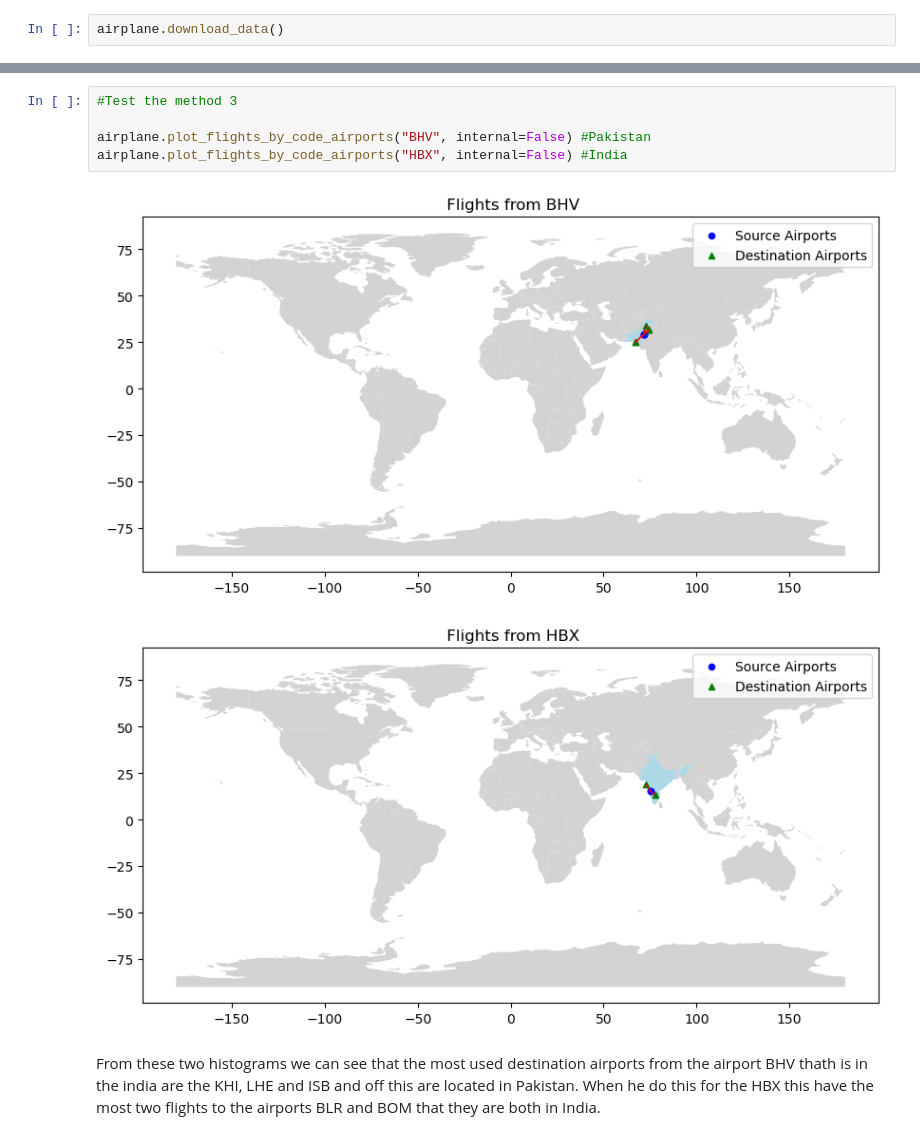
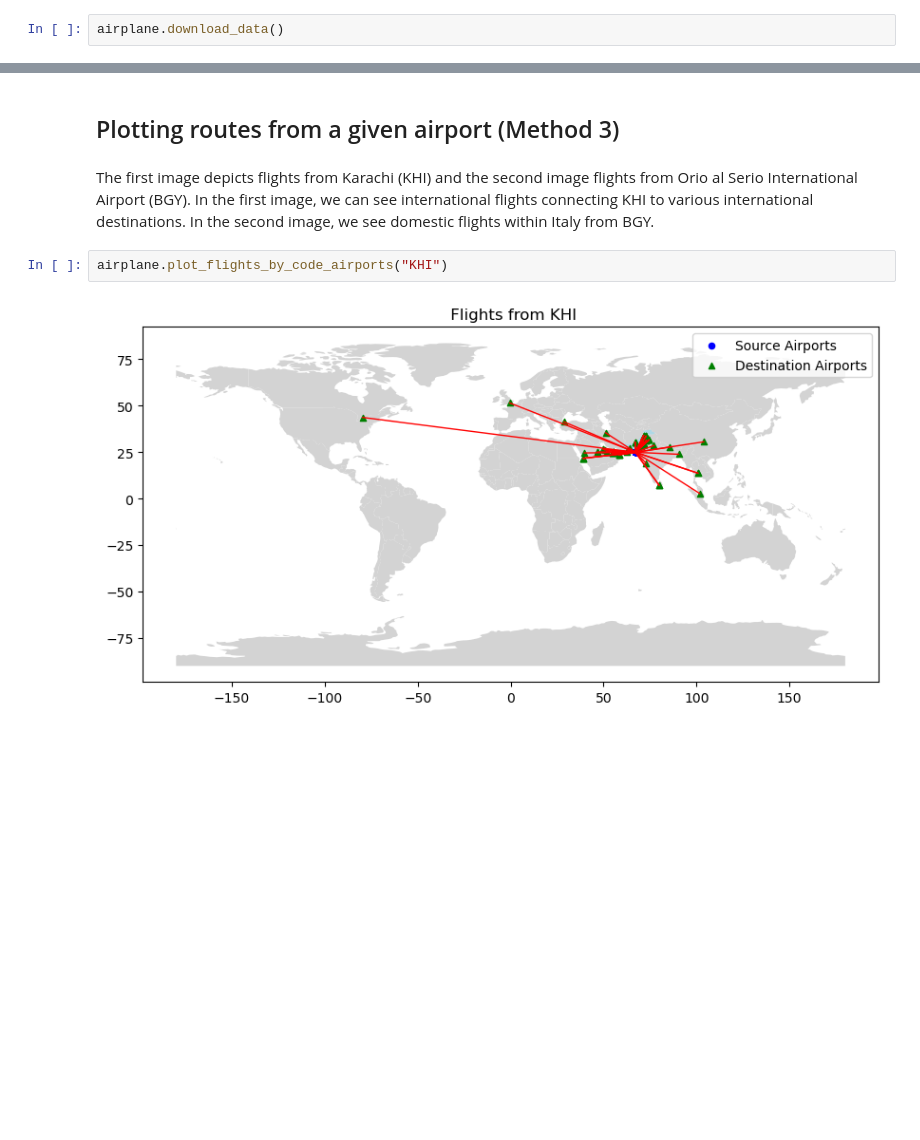
Before and after one commit to CarolinaAparicio2001/ADPRO, a Jupyter notebook: Showcase_Notebook.ipynb, the cells around one changed output, grey strips where cells are left out. Drawn from its saved outputs; the diff is of its cells as text; blank space fills up the shorter version.

```diff
--- a/Showcase_Notebook.ipynb
+++ b/Showcase_Notebook.ipynb
@@ -105,10 +97,8 @@ KeyboardInterrupt
+# %% [markdown]
+## Plotting routes from a given airport (Method 3)
+# %% [markdown]
+The first image depicts flights from Karachi (KHI) and the second image flights from Orio al Serio International Airport (BGY). In the first image, we can see international flights connecting KHI to various international destinations. In the second image, we see domestic flights within Italy from BGY.
 # %%
-#Test the method 3
-
-airplane.plot_flights_by_code_airports("BHV", internal=False) #Pakistan
-airplane.plot_flights_by_code_airports("HBX", internal=False) #India
+airplane.plot_flights_by_code_airports("KHI")
 # %% [output]
-[figure, old version]
+[figure, new version]
-[figure, removed]
-# %% [markdown]
-From these two histograms we can see that the most used destination airports from the airport BHV thath is in the india are the KHI, LHE and ISB and off this are located in Pakistan. When he do this for the HBX this have the most two flights to the airports BLR and BOM that they are both in India.
```
Also changed, not shown: parts of 34 cells of this notebook.
